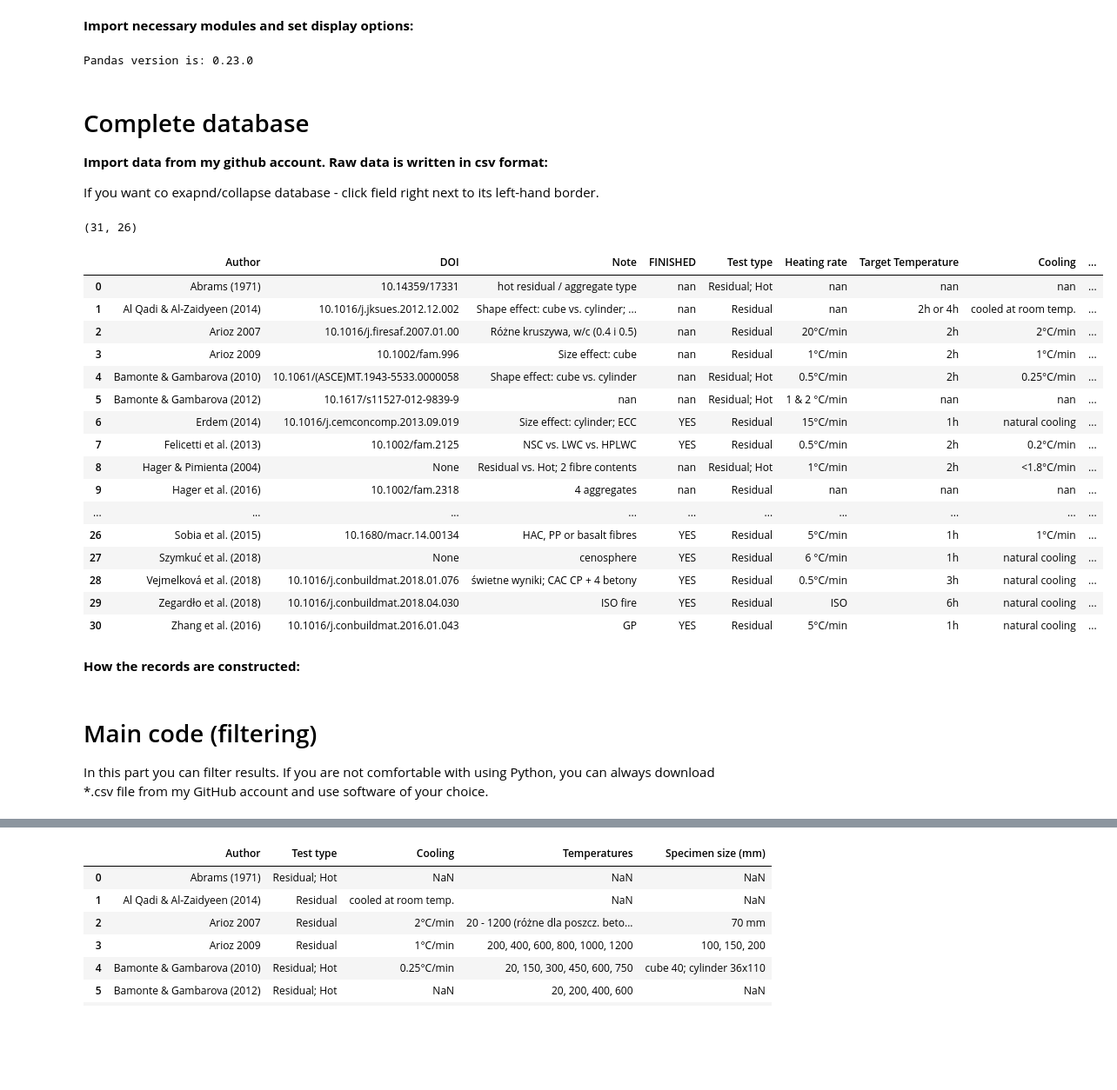
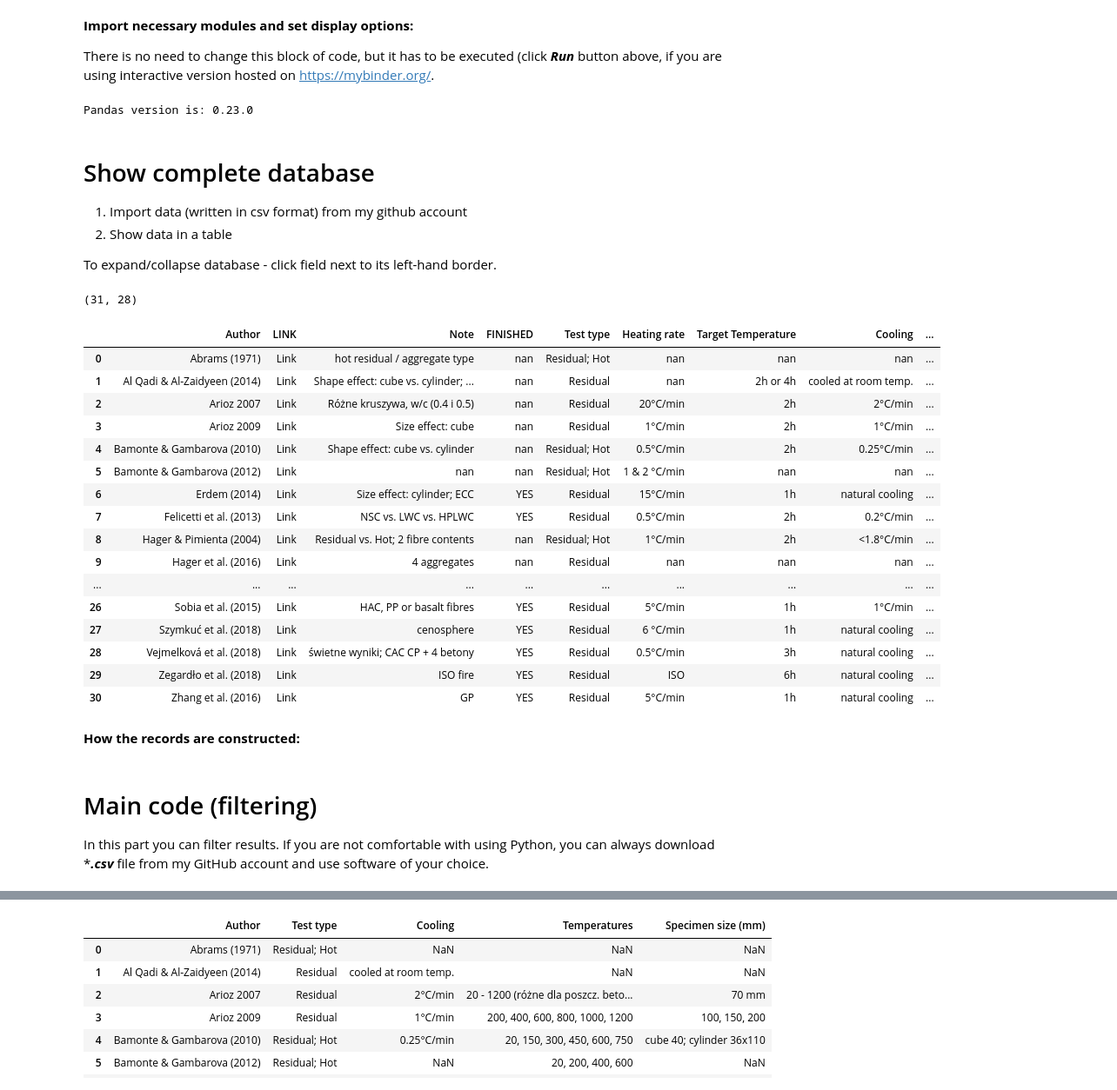
Before and after one commit to voidwojciech/testing, a Jupyter notebook: Pandas_betony.ipynb, the cells around one changed output, grey strips where cells are left out. Shown: that part at 87% size. Cells and saved outputs as stored; diff of their text form; code cells hidden in the pictures; blank space fills up the shorter version.

```diff
--- a/Pandas_betony.ipynb
+++ b/Pandas_betony.ipynb
@@ -26,5 +40,7 @@ Suggested rendering: https://mybinder.org/ <br>
-# %% [markdown]
-**Import necessary modules and set display options:**
+# %% [markdown]
+**Import necessary modules and set display options:**
+
+There is no need to change this block of code, but it has to be executed (click ***Run*** button above, if you are using interactive version hosted on https://mybinder.org/.
 # %%
 import pandas as pd
 print('Pandas version is:', pd.__version__)
@@ -44,40 +60,47 @@ pd.set_option('display.max_colwidth', 1000)
 # %% [output]
 Pandas version is: 0.23.0
 # %% [markdown]
-# Complete database
-**Import data from my github account. Raw data is written in csv format:** <br>
+# Show complete database
+1. Import data (written in csv format) from my github account
+2. Show data in a table
 
-If you want co exapnd/collapse database - click field right next to its left-hand border.
+To expand/collapse database - click field next to its left-hand border.
 # %%
-betons = pd.read_csv('https://raw.githubusercontent.com/voidwojciech/testing/master/_database_concrete_full_20190326.csv')
+betons = pd.read_csv('https://raw.githubusercontent.com/voidwojciech/testing/master/_database_concrete_full_20190330.csv')
 print(betons.shape)
 betons.head()
 
 # make single column clickable: https://stackoverflow.com/a/48481247
 def make_clickable(val):
     # target _blank to open new window
-    return '<a target="_blank" href="{}">{}</a>'.format(val, val)
-betons_clickable = betons.style.format({'DOI:': make_clickable})
+    return '<a target="_blank" href="{}">{}</a>'.format(val, 'Link')
+betons_clickable = betons.style.format({'LINK': make_clickable})
+
+def make_clickable2(val):
+    # target _blank to open new window
+    return '<a target="_blank" href="{}">{}</a>'.format('http://'+val, 'LINK')
+#betons_clickable = betons.style.format({'DOI': make_clickable})
+
 betons_clickable
 # %% [output]
-(31, 26)
+(31, 28)
-|  | Author | DOI | Note | FINISHED | Test type | Heating rate | Target Temperature | Cooling | ... |
-| 0 | Abrams (1971) | 10.14359/17331 | hot residual / aggregate type | nan | Residual; Hot | nan | nan | nan | ... |
-| 1 | Al Qadi & Al-Zaidyeen (2014) | 10.1016/j.jksues.2012.12.002 | Shape effect: cube vs. cylinder; ... | nan | Residual | nan | 2h or 4h | cooled at room temp. | ... |
-| 2 | Arioz 2007 | 10.1016/j.firesaf.2007.01.00 | Różne kruszywa, w/c (0.4 i 0.5) | nan | Residual | 20°C/min | 2h | 2°C/min | ... |
-| 3 | Arioz 2009 | 10.1002/fam.996 | Size effect: cube | nan | Residual | 1°C/min | 2h | 1°C/min | ... |
-| 4 | Bamonte & Gambarova (2010) | 10.1061/(ASCE)MT.1943-5533.0000058 | Shape effect: cube vs. cylinder | nan | Residual; Hot | 0.5°C/min | 2h | 0.25°C/min | ... |
-| 5 | Bamonte & Gambarova (2012) | 10.1617/s11527-012-9839-9 | nan | nan | Residual; Hot | 1 & 2 °C/min | nan | nan | ... |
-| 6 | Erdem (2014) | 10.1016/j.cemconcomp.2013.09.019 | Size effect: cylinder; ECC | YES | Residual | 15°C/min | 1h | natural cooling | ... |
-| 7 | Felicetti et al. (2013) | 10.1002/fam.2125 | NSC vs. LWC vs. HPLWC | YES | Residual | 0.5°C/min | 2h | 0.2°C/min | ... |
-| 8 | Hager & Pimienta (2004) | None | Residual vs. Hot; 2 fibre contents | nan | Residual; Hot | 1°C/min | 2h | <1.8°C/min | ... |
-| 9 | Hager et al. (2016) | 10.1002/fam.2318 | 4 aggregates | nan | Residual | nan | nan | nan | ... |
+|  | Author | LINK | Note | FINISHED | Test type | Heating rate | Target Temperature | Cooling | ... |
+| 0 | Abrams (1971) | Link | hot residual / aggregate type | nan | Residual; Hot | nan | nan | nan | ... |
+| 1 | Al Qadi & Al-Zaidyeen (2014) | Link | Shape effect: cube vs. cylinder; ... | nan | Residual | nan | 2h or 4h | cooled at room temp. | ... |
+| 2 | Arioz 2007 | Link | Różne kruszywa, w/c (0.4 i 0.5) | nan | Residual | 20°C/min | 2h | 2°C/min | ... |
+| 3 | Arioz 2009 | Link | Size effect: cube | nan | Residual | 1°C/min | 2h | 1°C/min | ... |
+| 4 | Bamonte & Gambarova (2010) | Link | Shape effect: cube vs. cylinder | nan | Residual; Hot | 0.5°C/min | 2h | 0.25°C/min | ... |
+| 5 | Bamonte & Gambarova (2012) | Link | nan | nan | Residual; Hot | 1 & 2 °C/min | nan | nan | ... |
+| 6 | Erdem (2014) | Link | Size effect: cylinder; ECC | YES | Residual | 15°C/min | 1h | natural cooling | ... |
+| 7 | Felicetti et al. (2013) | Link | NSC vs. LWC vs. HPLWC | YES | Residual | 0.5°C/min | 2h | 0.2°C/min | ... |
+| 8 | Hager & Pimienta (2004) | Link | Residual vs. Hot; 2 fibre contents | nan | Residual; Hot | 1°C/min | 2h | <1.8°C/min | ... |
+| 9 | Hager et al. (2016) | Link | 4 aggregates | nan | Residual | nan | nan | nan | ... |
 | ... | ... | ... | ... | ... | ... | ... | ... | ... | ... |
-| 26 | Sobia et al. (2015) | 10.1680/macr.14.00134 | HAC, PP or basalt fibres | YES | Residual | 5°C/min | 1h | 1°C/min | ... |
-| 27 | Szymkuć et al. (2018) | None | cenosphere | YES | Residual | 6 °C/min | 1h | natural cooling | ... |
-| 28 | Vejmelková et al. (2018) | 10.1016/j.conbuildmat.2018.01.076 | świetne wyniki; CAC CP + 4 betony | YES | Residual | 0.5°C/min | 3h | natural cooling | ... |
-| 29 | Zegardło et al. (2018) | 10.1016/j.conbuildmat.2018.04.030 | ISO fire | YES | Residual | ISO | 6h | natural cooling | ... |
-| 30 | Zhang et al. (2016) | 10.1016/j.conbuildmat.2016.01.043 | GP | YES | Residual | 5°C/min | 1h | natural cooling | ... |
+| 26 | Sobia et al. (2015) | Link | HAC, PP or basalt fibres | YES | Residual | 5°C/min | 1h | 1°C/min | ... |
+| 27 | Szymkuć et al. (2018) | Link | cenosphere | YES | Residual | 6 °C/min | 1h | natural cooling | ... |
+| 28 | Vejmelková et al. (2018) | Link | świetne wyniki; CAC CP + 4 betony | YES | Residual | 0.5°C/min | 3h | natural cooling | ... |
+| 29 | Zegardło et al. (2018) | Link | ISO fire | YES | Residual | ISO | 6h | natural cooling | ... |
+| 30 | Zhang et al. (2016) | Link | GP | YES | Residual | 5°C/min | 1h | natural cooling | ... |
 # %% [markdown]
 **How the records are constructed:**
 # %%
@@ -146,7 +171,7 @@ Szymkuc_2018 = {
 # %% [markdown]
 # Main code (filtering)
 
-In this part you can filter results. If you are not comfortable with using Python, you can always download *.csv file from my GitHub account and use software of your choice.<br>
+In this part you can filter results. If you are not comfortable with using Python, you can always download ****.csv*** file from my GitHub account and use software of your choice.<br>
 # %% [markdown]
 ## Example 1:
 **Show all records for selected columns**
```
Also changed, not shown: parts of 11 cells of this notebook.
